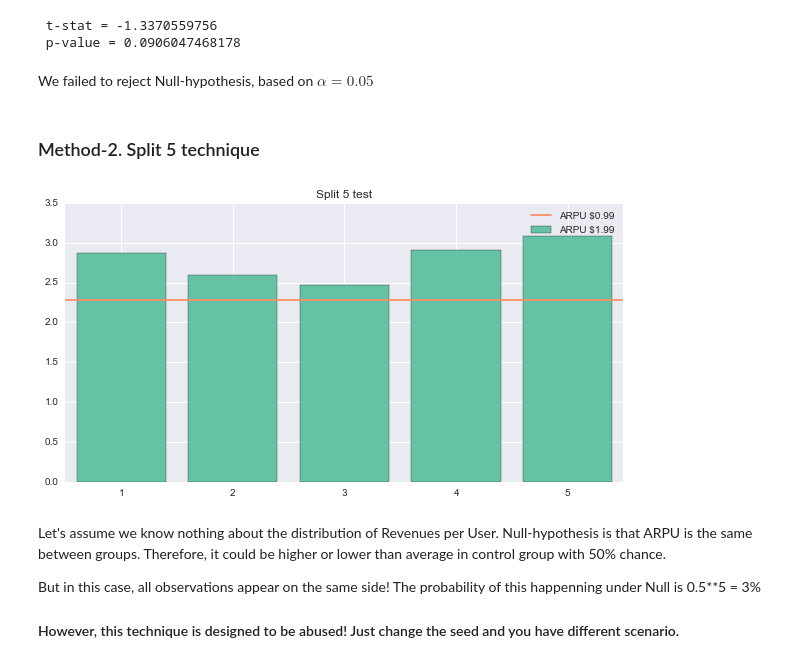
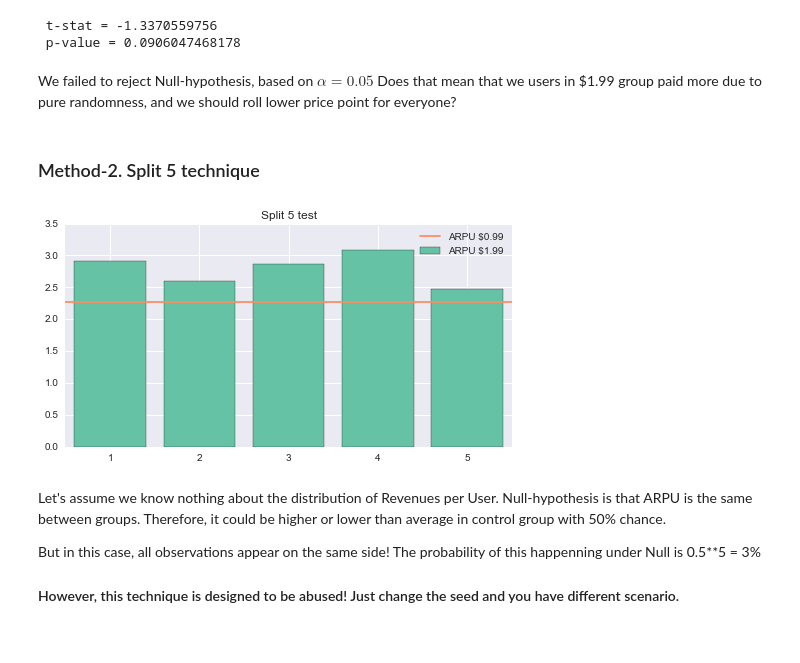
Before and after one commit to Volodymyrk/stats-testing-in-python, a Jupyter notebook: 04 - AB testing revenues.ipynb, the cells around one changed output. Saved outputs shown, nothing was run; the diff lists cells and outputs as text; code cells hidden in the pictures.

```diff
--- a/04 - AB testing revenues.ipynb
+++ b/04 - AB testing revenues.ipynb
@@ -180,23 +184,25 @@ print(' t-stat = {t} \n p-value = {p}'.format(t=t,p=p/2))
  p-value = 0.0906047468178
 # %% [markdown]
 We failed to reject Null-hypothesis, based on $\alpha=0.05$
+Does that mean that we users in $1.99 group paid more due to pure randomness, and we should roll lower price point for everyone?
 # %% [markdown]
 ### Method-2. Split 5 technique
 # %%
 np.random.seed(1)
 revenues_b_s = np.array(revenues_b)
 # %%
-np.random.shuffle(revenues_b )
-revenues_b = revenues_b.reshape((5,6000))
-bar(range(1,6), [revenues_b[i].mean() for i in range(5)],
+np.random.shuffle(revenues_b_s )
+fig, ax = plt.subplots(figsize=(8,4))
+revenues_b_s = revenues_b_s.reshape((5,6000))
+bar(range(1,6), [revenues_b_s[i].mean() for i in range(5)],
     color=brewer_set2[0], align='center', width=.8, label='ARPU $1.99' )
 plot([-2, 6], [revenues_a.mean(), revenues_a.mean()],
      color=brewer_set2[1], label='ARPU $0.99')
 xlim(0.5, 5.5)
 title('Split 5 test')
 legend();
 # %% [output]
-[figure, old version]
+[figure, new version]
 # %% [markdown]
 Let's assume we know nothing about the distribution of Revenues per User. Null-hypothesis is that ARPU is the same between groups. Therefore, it could be higher or lower than average in control group with 50% chance.
 
```
Also changed, not shown: parts of 10 cells of this notebook, 3 other files.
